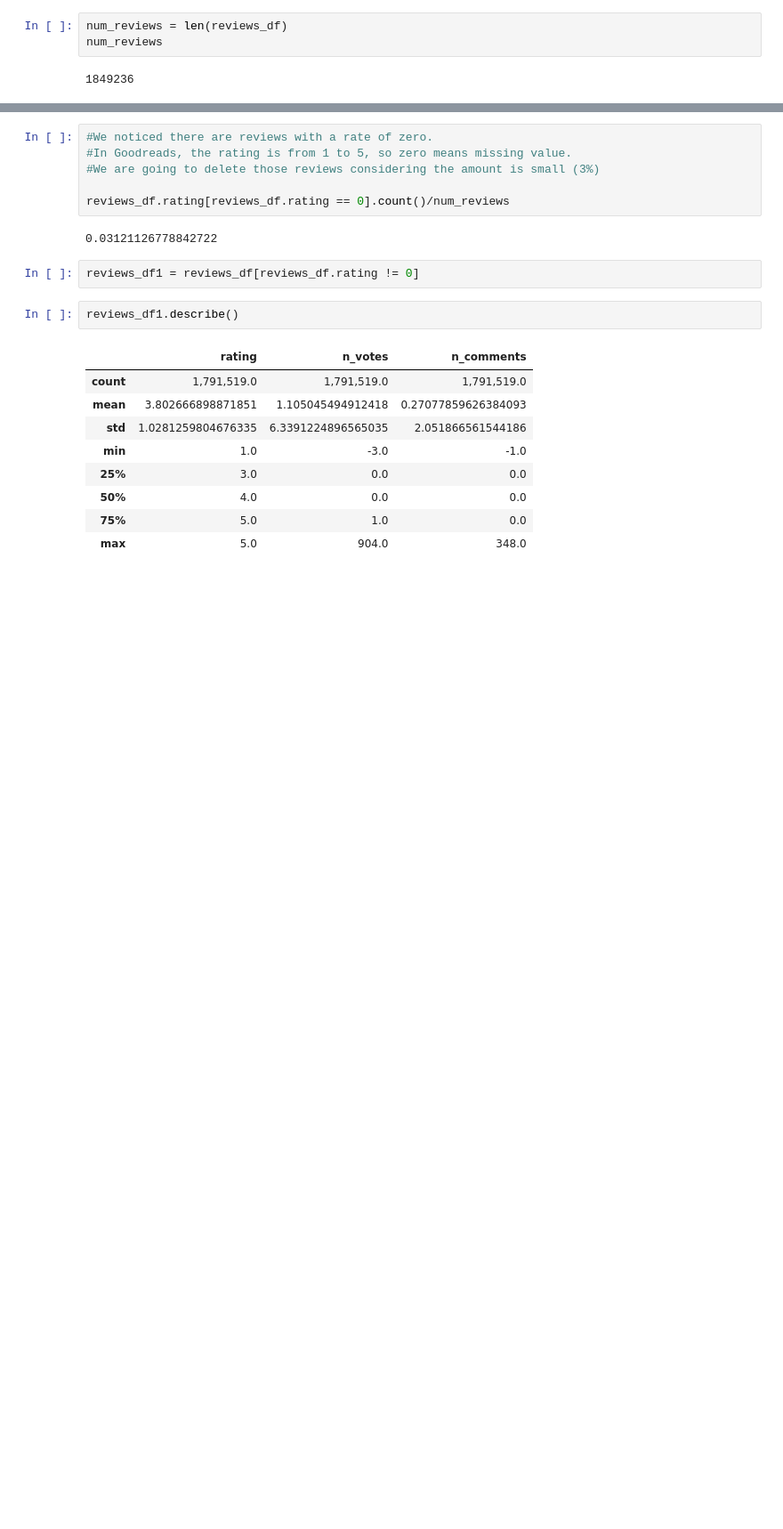
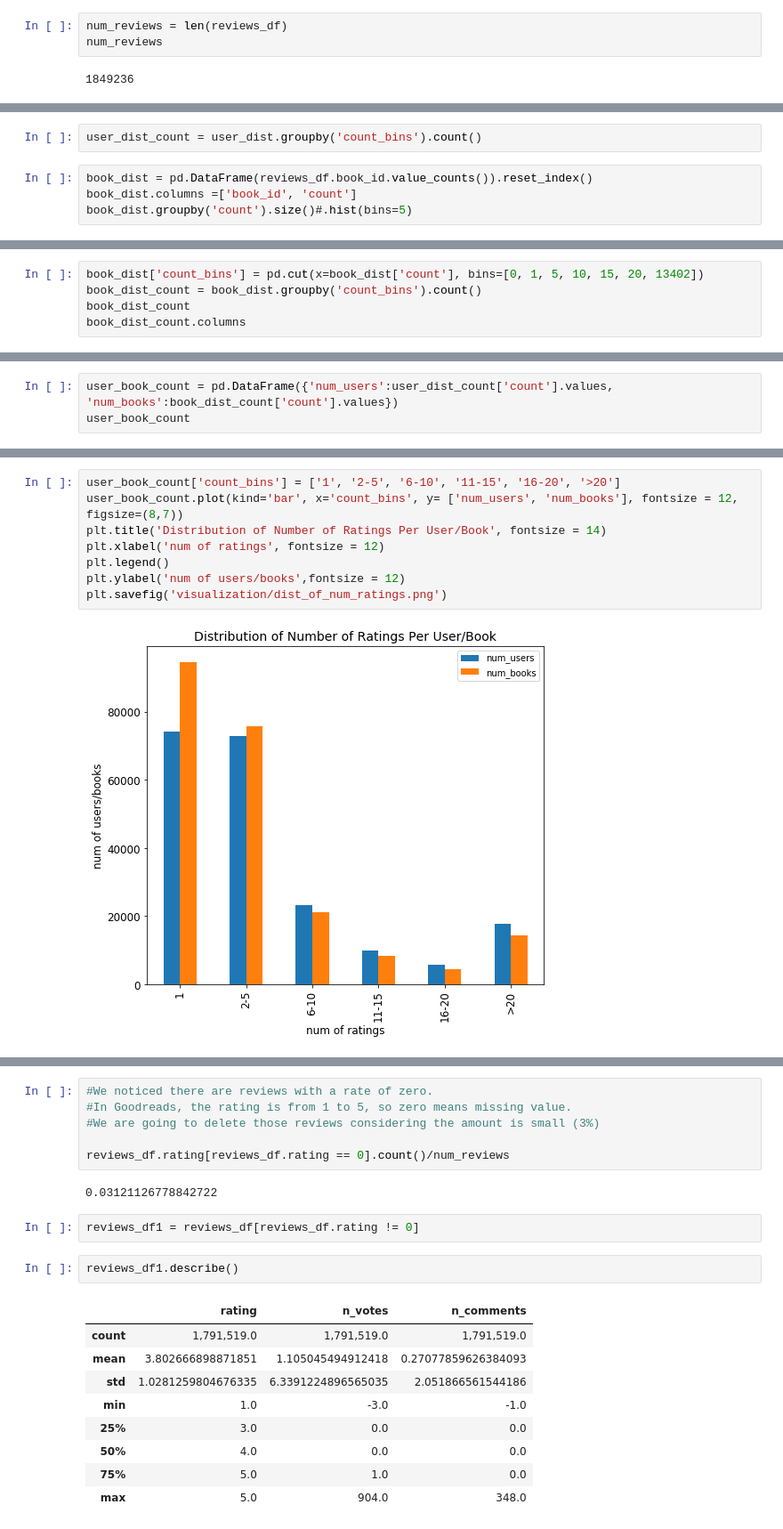
Before and after one commit to elainewyq/Goodreads_Book_Recommender, a Jupyter notebook: EDA_Genre_Mystery.ipynb, the cells around one changed output, grey strips where cells are left out. Shown: that part at 89% size. Saved outputs shown, nothing was run; the diff lists cells and outputs as text; blank space fills up the shorter version.

```diff
--- a/EDA_Genre_Mystery.ipynb
+++ b/EDA_Genre_Mystery.ipynb
@@ -75,0 +95,6 @@ array([3, 0, 4, 5, 2, 1])
+# %%
+user_dist_count = user_dist.groupby('count_bins').count()
+# %%
+book_dist = pd.DataFrame(reviews_df.book_id.value_counts()).reset_index()
+book_dist.columns =['book_id', 'count']
+book_dist.groupby('count').size()#.hist(bins=5)
@@ -75,0 +115,5 @@ array([3, 0, 4, 5, 2, 1])
+# %%
+book_dist['count_bins'] = pd.cut(x=book_dist['count'], bins=[0, 1, 5, 10, 15, 20, 13402])
+book_dist_count = book_dist.groupby('count_bins').count()
+book_dist_count
+book_dist_count.columns
@@ -75,0 +122,3 @@ array([3, 0, 4, 5, 2, 1])
+# %%
+user_book_count = pd.DataFrame({'num_users':user_dist_count['count'].values, 'num_books':book_dist_count['count'].values})
+user_book_count
@@ -75,0 +133,10 @@ array([3, 0, 4, 5, 2, 1])
+# %%
+user_book_count['count_bins'] = ['1', '2-5', '6-10', '11-15', '16-20', '>20']
+user_book_count.plot(kind='bar', x='count_bins', y= ['num_users', 'num_books'], fontsize = 12, figsize=(8,7))
+plt.title('Distribution of Number of Ratings Per User/Book', fontsize = 14)
+plt.xlabel('num of ratings', fontsize = 12)
+plt.legend()
+plt.ylabel('num of users/books',fontsize = 12)
+plt.savefig('visualization/dist_of_num_ratings.png')
+# %% [output]
+[figure, added]
```
Also changed, not shown: parts of 37 cells of this notebook, 1 other file.
